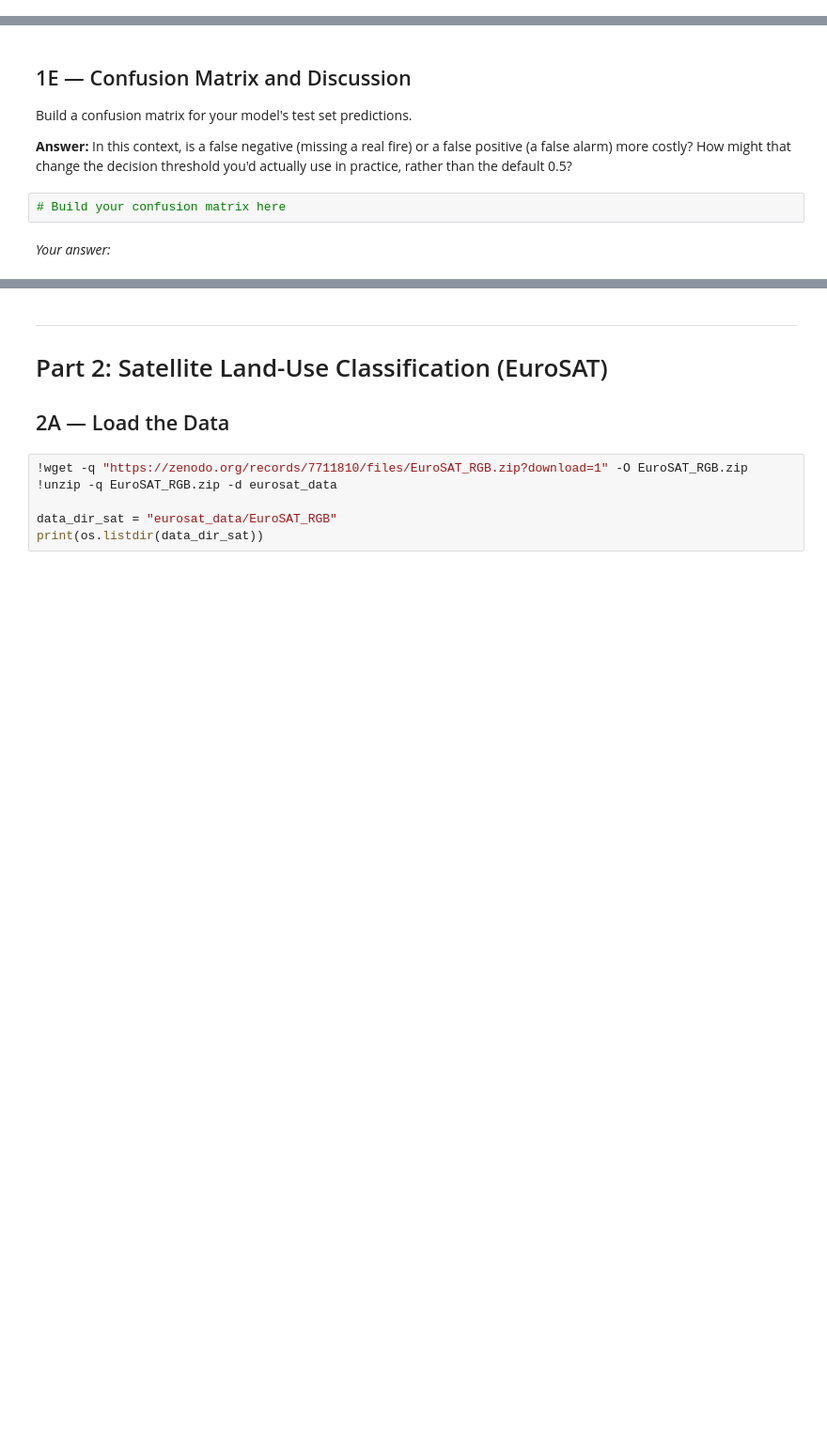
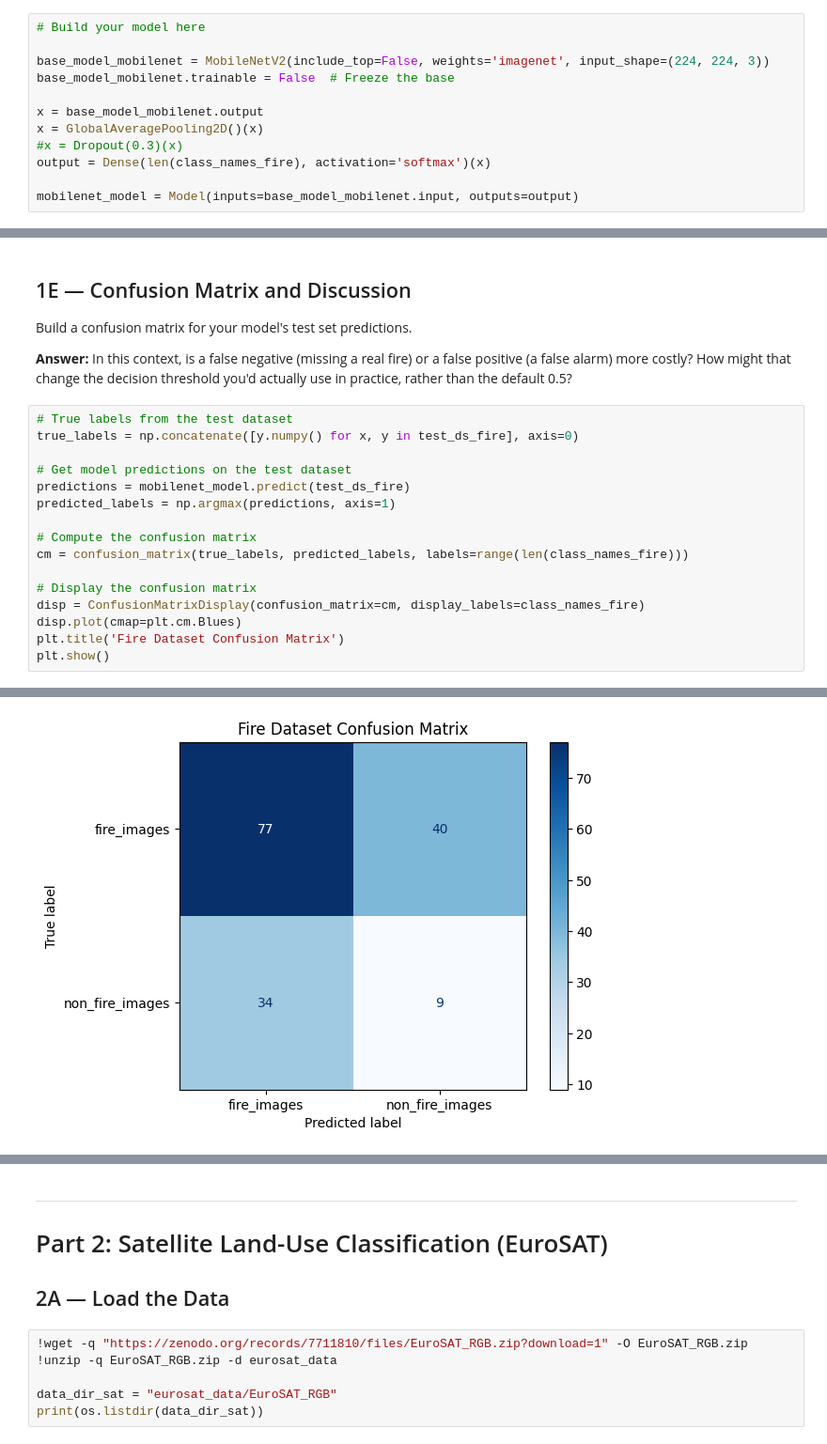
Before and after one commit to RidSis15/IT480-FA26, a Jupyter notebook: Assignment2_TransferLearning.ipynb, the cells around one changed output, grey strips where cells are left out. Shown at 94% size. Saved outputs shown, nothing was run; the diff lists cells and outputs as text; blank space fills up the shorter version.

```diff
--- a/Assignment2_TransferLearning.ipynb
+++ b/Assignment2_TransferLearning.ipynb
@@ -104,2 +159,14 @@ Preprocess your data (`train_raw_fire`, `val_raw_fire`, `test_raw_fire`) using M
+# %%
+# Build your model here
+
+base_model_mobilenet = MobileNetV2(include_top=False, weights='imagenet', input_shape=(224, 224, 3))
+base_model_mobilenet.trainable = False  # Freeze the base
+
+x = base_model_mobilenet.output
+x = GlobalAveragePooling2D()(x)
+#x = Dropout(0.3)(x)
+output = Dense(len(class_names_fire), activation='softmax')(x)
+
+mobilenet_model = Model(inputs=base_model_mobilenet.input, outputs=output)
 # %%
 # Compile your model here
@@ -115,7 +265,20 @@ Preprocess your data (`train_raw_fire`, `val_raw_fire`, `test_raw_fire`) using M
 Build a confusion matrix for your model's test set predictions.
 
 **Answer:** In this context, is a false negative (missing a real fire) or a false positive (a false alarm) more costly? How might that change the decision threshold you'd actually use in practice, rather than the default 0.5?
-# %%
-# Build your confusion matrix here
-# %% [markdown]
-*Your answer:*
+# %%
+# True labels from the test dataset
+true_labels = np.concatenate([y.numpy() for x, y in test_ds_fire], axis=0)
+
+# Get model predictions on the test dataset
+predictions = mobilenet_model.predict(test_ds_fire)
+predicted_labels = np.argmax(predictions, axis=1)
+
+# Compute the confusion matrix
+cm = confusion_matrix(true_labels, predicted_labels, labels=range(len(class_names_fire)))
+
+# Display the confusion matrix
+disp = ConfusionMatrixDisplay(confusion_matrix=cm, display_labels=class_names_fire)
+disp.plot(cmap=plt.cm.Blues)
+plt.title('Fire Dataset Confusion Matrix')
+plt.show()
+# %% [output]
@@ -121,0 +286 @@ Build a confusion matrix for your model's test set predictions.
+[figure, added]
```
Also changed, not shown: parts of 18 cells of this notebook.
